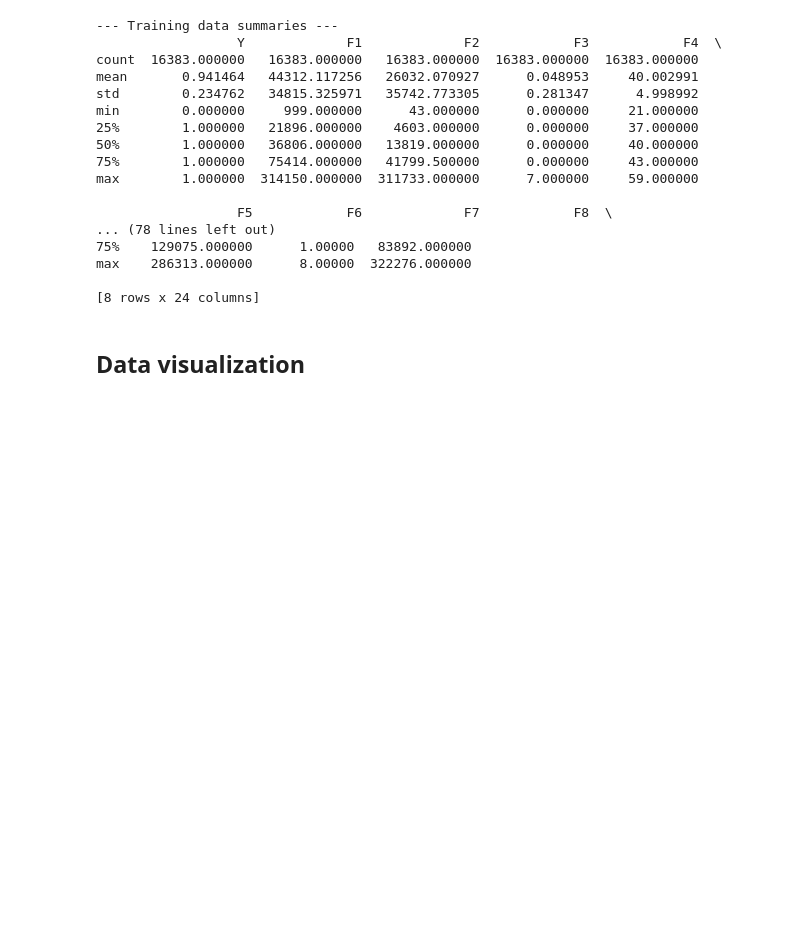
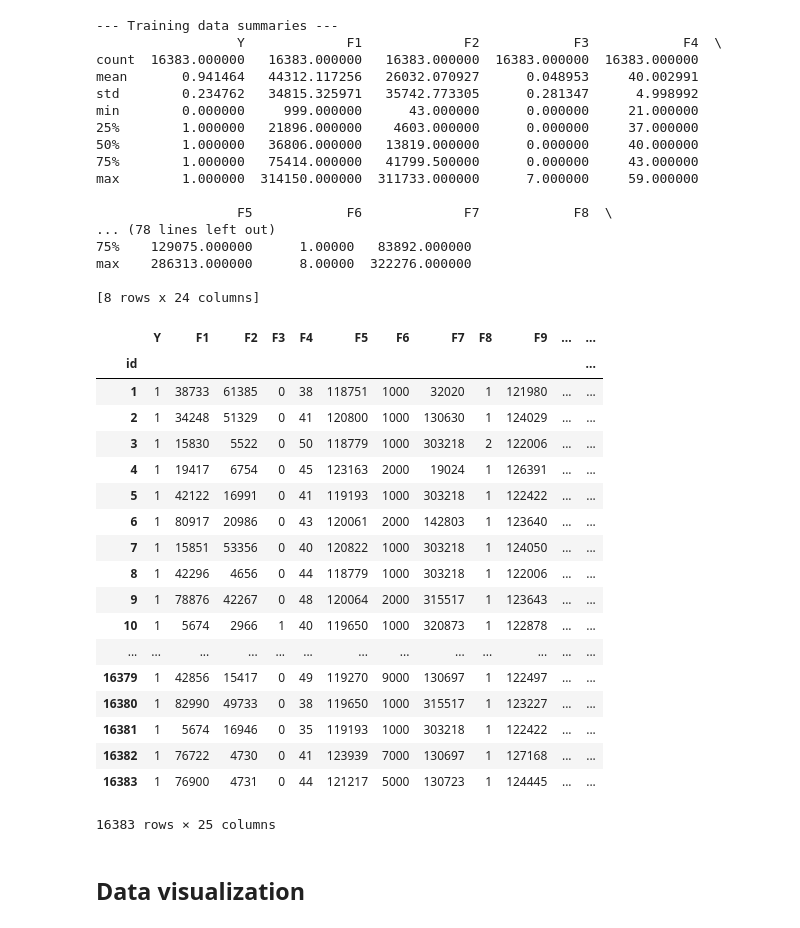
Before and after one commit to mkogerd/kaggle-midterm, a Jupyter notebook: Darden_KaggleMidterm.ipynb, the cells around one changed output. Cells and saved outputs as stored; diff of their text form; code cells hidden in the pictures; blank space fills up the shorter version.

```diff
--- a/Darden_KaggleMidterm.ipynb
+++ b/Darden_KaggleMidterm.ipynb
@@ -67,6 +80,31 @@ max    286313.000000      8.00000  322276.000000
 # %%
 # Remove null columns
 train = train.dropna(axis=1, how='all')
+# %%
+#print(train['F3'].value_counts())
+#print(train['F8'].value_counts())
+
+display(train)
+# %% [output]
+|  | Y | F1 | F2 | F3 | F4 | F5 | F6 | F7 | F8 | F9 | ... | ... |
+| id |  |  |  |  |  |  |  |  |  |  |  | ... |
+| 1 | 1 | 38733 | 61385 | 0 | 38 | 118751 | 1000 | 32020 | 1 | 121980 | ... | ... |
+| 2 | 1 | 34248 | 51329 | 0 | 41 | 120800 | 1000 | 130630 | 1 | 124029 | ... | ... |
+| 3 | 1 | 15830 | 5522 | 0 | 50 | 118779 | 1000 | 303218 | 2 | 122006 | ... | ... |
+| 4 | 1 | 19417 | 6754 | 0 | 45 | 123163 | 2000 | 19024 | 1 | 126391 | ... | ... |
+| 5 | 1 | 42122 | 16991 | 0 | 41 | 119193 | 1000 | 303218 | 1 | 122422 | ... | ... |
+| 6 | 1 | 80917 | 20986 | 0 | 43 | 120061 | 2000 | 142803 | 1 | 123640 | ... | ... |
+| 7 | 1 | 15851 | 53356 | 0 | 40 | 120822 | 1000 | 303218 | 1 | 124050 | ... | ... |
+| 8 | 1 | 42296 | 4656 | 0 | 44 | 118779 | 1000 | 303218 | 1 | 122006 | ... | ... |
+| 9 | 1 | 78876 | 42267 | 0 | 48 | 120064 | 2000 | 315517 | 1 | 123643 | ... | ... |
+| 10 | 1 | 5674 | 2966 | 1 | 40 | 119650 | 1000 | 320873 | 1 | 122878 | ... | ... |
+| ... | ... | ... | ... | ... | ... | ... | ... | ... | ... | ... | ... | ... |
+| 16379 | 1 | 42856 | 15417 | 0 | 49 | 119270 | 9000 | 130697 | 1 | 122497 | ... | ... |
+| 16380 | 1 | 82990 | 49733 | 0 | 38 | 119650 | 1000 | 315517 | 1 | 123227 | ... | ... |
+| 16381 | 1 | 5674 | 16946 | 0 | 35 | 119193 | 1000 | 303218 | 1 | 122422 | ... | ... |
+| 16382 | 1 | 76722 | 4730 | 0 | 41 | 123939 | 7000 | 130697 | 1 | 127168 | ... | ... |
+| 16383 | 1 | 76900 | 4731 | 0 | 44 | 121217 | 5000 | 130723 | 1 | 124445 | ... | ... |
+16383 rows × 25 columns
 # %% [markdown]
 ## Data visualization
 # %%
```
Also changed, not shown: parts of 9 cells of this notebook, 1 other file.
